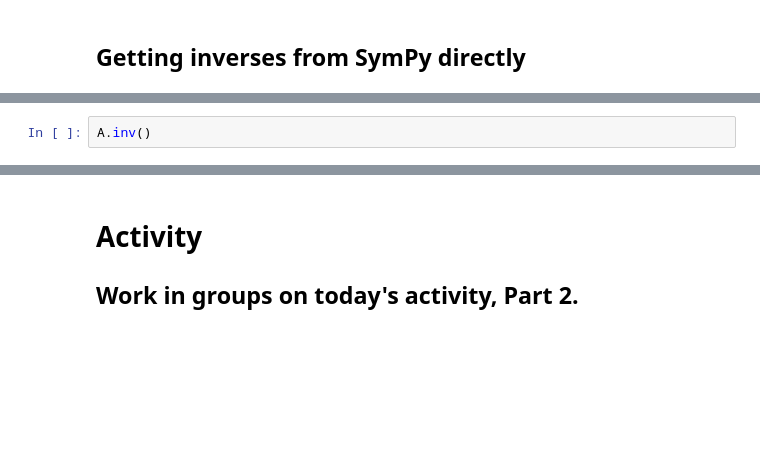
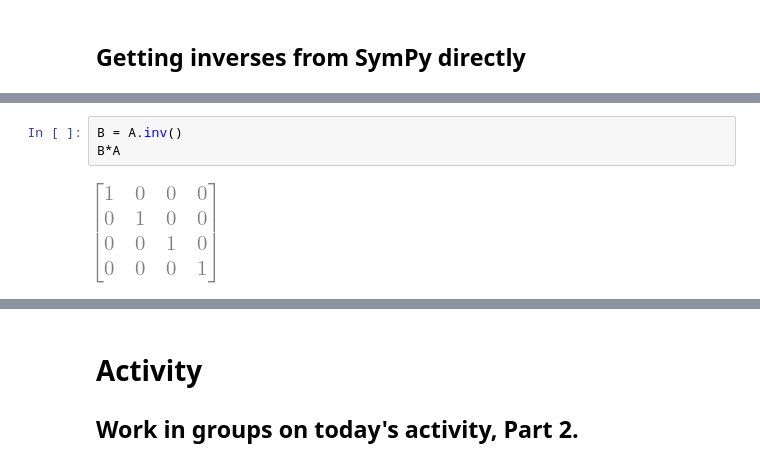
Before and after one commit to RobertTalbert/linalg-diffeq, a Jupyter notebook: lessons/MTH 302 Feb 2 Matrix algebra.ipynb, the cells around one changed output, grey strips where cells are left out. Drawn from its saved outputs; the diff is of its cells as text; blank space fills up the shorter version.

```diff
--- a/lessons/MTH 302 Feb 2 Matrix algebra.ipynb
+++ b/lessons/MTH 302 Feb 2 Matrix algebra.ipynb
@@ -103,5 +115,8 @@ A
 # %%
-A.inv()
+B = A.inv()
+B*A
+# %% [output]
+[figure, added]
 # %%
 # What if A is non-invertible
 A = Matrix(2,2,[1,-1,2,-2])
```
Also changed, not shown: parts of 7 cells of this notebook.
